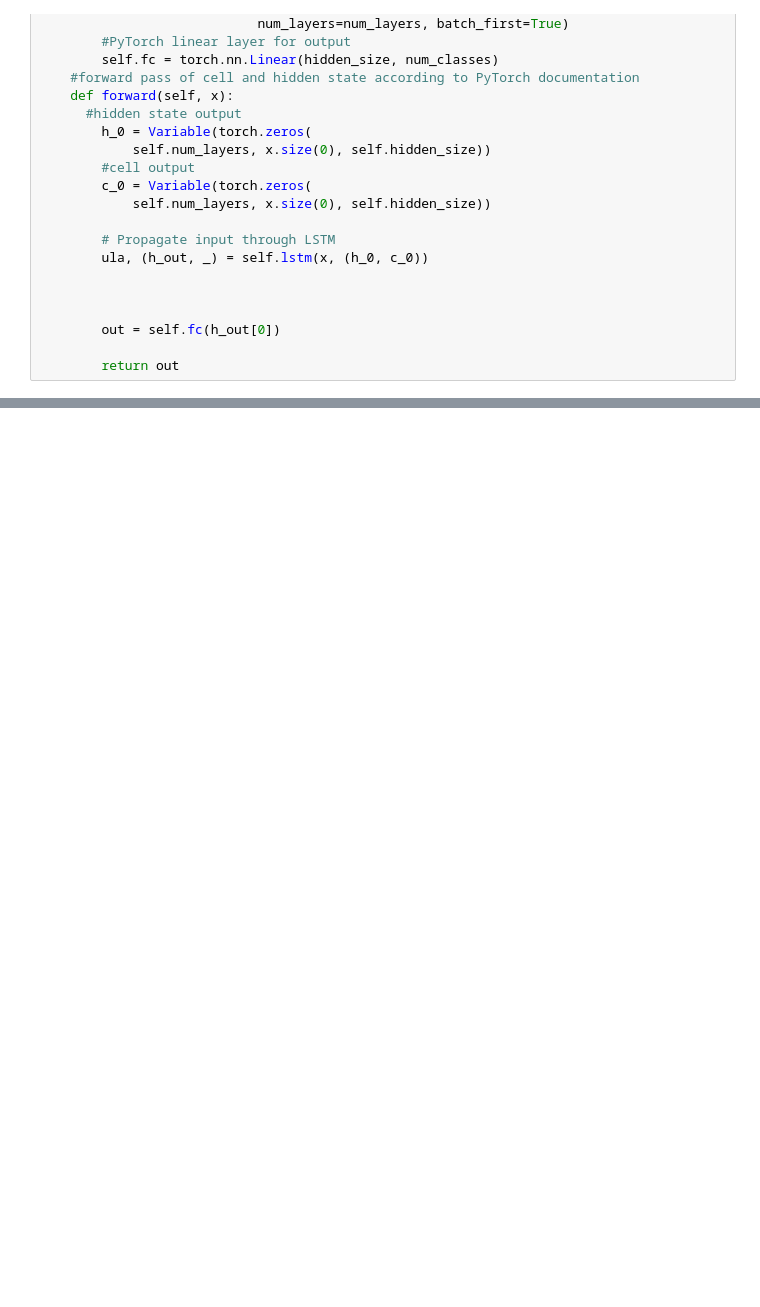
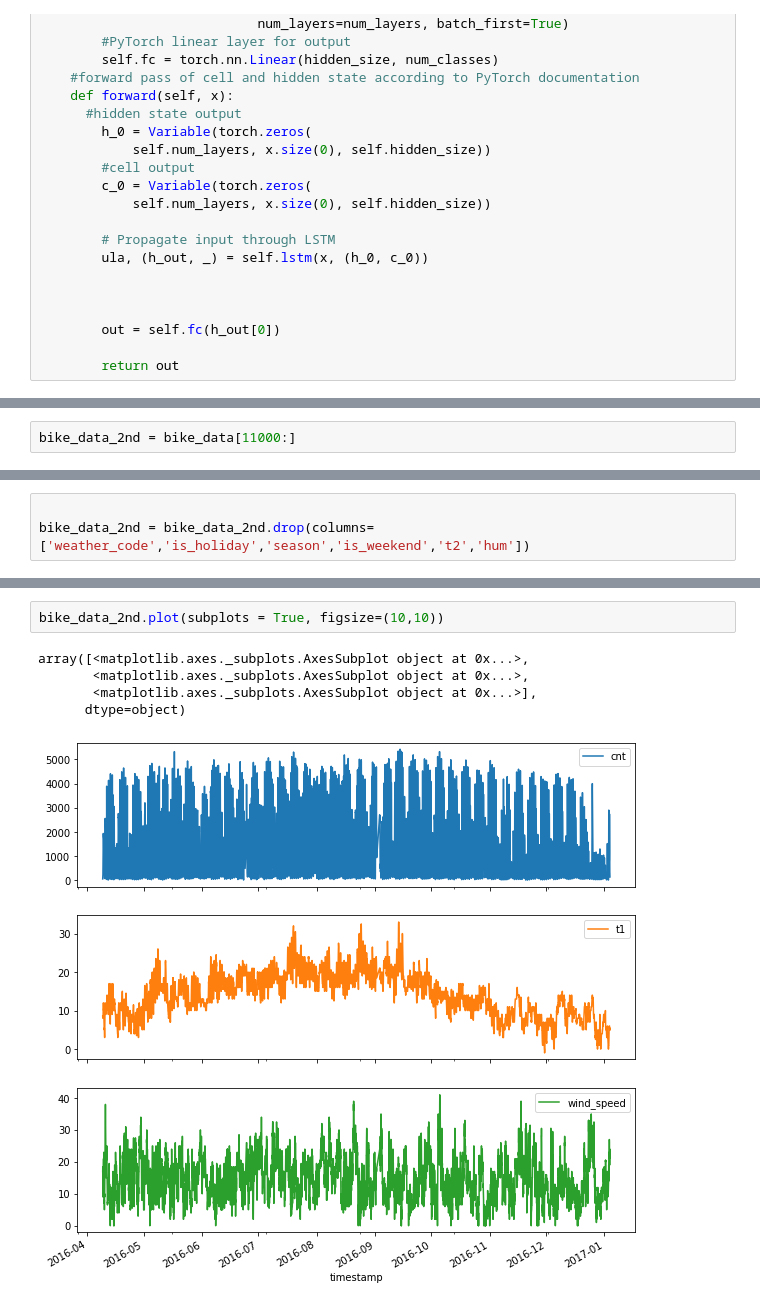
Before and after one commit to SamGrievo/Time-Series-Forecasting, a Jupyter notebook: Many_to_one_Bike_Data_forecasting.ipynb, the cells around one changed output, grey strips where cells are left out. Saved outputs shown, nothing was run; the diff lists cells and outputs as text; blank space fills up the shorter version.

```diff
--- a/Many_to_one_Bike_Data_forecasting.ipynb
+++ b/Many_to_one_Bike_Data_forecasting.ipynb
@@ -311,0 +388,2 @@ Mean absolute percentage error for 24 forecast steps: 10.5216197118874
+# %%
+bike_data_2nd = bike_data[11000:]
@@ -311,0 +400,3 @@ Mean absolute percentage error for 24 forecast steps: 10.5216197118874
+# %%
+
+bike_data_2nd = bike_data_2nd.drop(columns=['weather_code','is_holiday','season','is_weekend','t2','hum'])
@@ -311,0 +413,8 @@ Mean absolute percentage error for 24 forecast steps: 10.5216197118874
+# %%
+bike_data_2nd.plot(subplots = True, figsize=(10,10))
+# %% [output]
+array([<matplotlib.axes._subplots.AxesSubplot object at 0x...>,
+       <matplotlib.axes._subplots.AxesSubplot object at 0x...>,
+       <matplotlib.axes._subplots.AxesSubplot object at 0x...>],
+      dtype=object)
+[figure, added]
```
Also changed, not shown: parts of 36 cells of this notebook.
